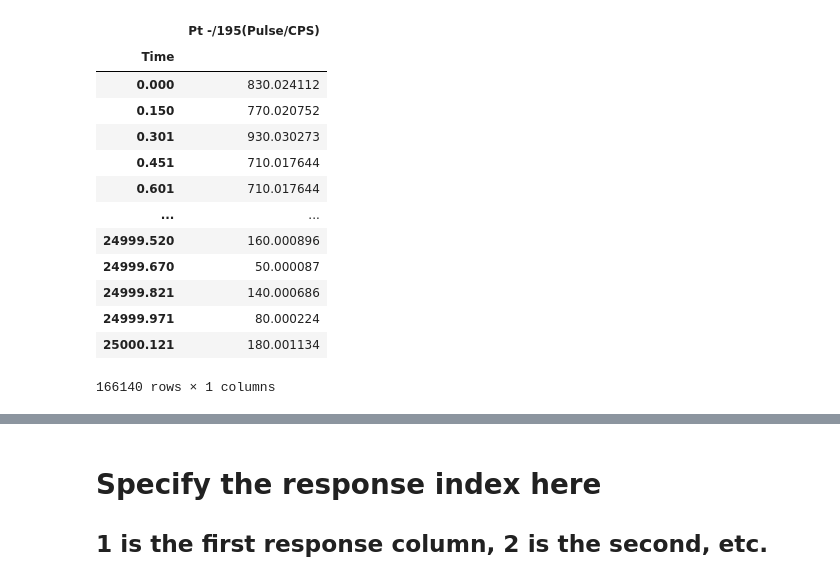
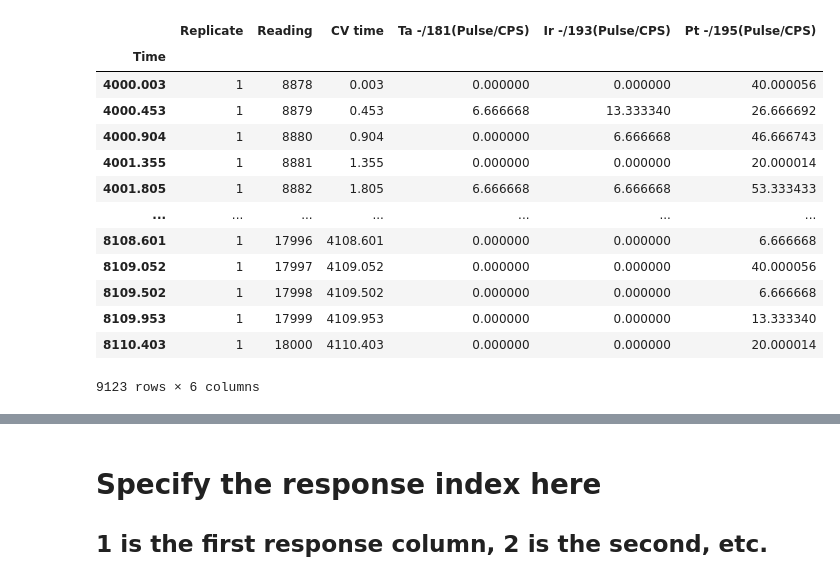
Before and after one commit to bc2026/ArgonneSummer2025, a Jupyter notebook: Final/Tools/PlotAppliedPotential.ipynb, the cells around one changed output, grey strips where cells are left out. Drawn from its saved outputs; the diff is of its cells as text; code cells hidden in the pictures.

```diff
--- a/Final/Tools/PlotAppliedPotential.ipynb
+++ b/Final/Tools/PlotAppliedPotential.ipynb
@@ -7,21 +7,25 @@ from Tools.utils.OutlierUtils import sanitize_response_name
 from utils.FinalUtils import load_ec_csv, create_voltage_schedule
 # %%
-icp_df = pd.read_csv(r'../data/ICP-MS/Example_processed_data_020525_before_25000.csv')
-icp_df.set_index('Time', inplace=True)
-icp_df
+icp_data = 'disln_072325_PtIrTa'
+ec_data = '072325_disl_1mVs_5 cycles'
-# %% [output]
-|  | Pt -/195(Pulse/CPS) |
-| Time |  |
-| 0.000 | 830.024112 |
-| 0.150 | 770.020752 |
-| 0.301 | 930.030273 |
-| 0.451 | 710.017644 |
-| 0.601 | 710.017644 |
-| ... | ... |
-| 24999.520 | 160.000896 |
-| 24999.670 | 50.000087 |
-| 24999.821 | 140.000686 |
-| 24999.971 | 80.000224 |
-| 25000.121 | 180.001134 |
-166140 rows × 1 columns
+# %%
+icp_data_path = f'../data/ICP-MS/{icp_data}.csv'
+icp_df = pd.read_csv(icp_data_path)
+icp_df.set_index('Time', inplace=True)
+icp_df
+# %% [output]
+|  | Replicate | Reading | CV time | Ta -/181(Pulse/CPS) | Ir -/193(Pulse/CPS) | Pt -/195(Pulse/CPS) |
+| Time |  |  |  |  |  |  |
+| 4000.003 | 1 | 8878 | 0.003 | 0.000000 | 0.000000 | 40.000056 |
+| 4000.453 | 1 | 8879 | 0.453 | 6.666668 | 13.333340 | 26.666692 |
+| 4000.904 | 1 | 8880 | 0.904 | 0.000000 | 6.666668 | 46.666743 |
+| 4001.355 | 1 | 8881 | 1.355 | 0.000000 | 0.000000 | 20.000014 |
+| 4001.805 | 1 | 8882 | 1.805 | 6.666668 | 6.666668 | 53.333433 |
+| ... | ... | ... | ... | ... | ... | ... |
+| 8108.601 | 1 | 17996 | 4108.601 | 0.000000 | 0.000000 | 6.666668 |
+| 8109.052 | 1 | 17997 | 4109.052 | 0.000000 | 0.000000 | 40.000056 |
+| 8109.502 | 1 | 17998 | 4109.502 | 0.000000 | 0.000000 | 6.666668 |
+| 8109.953 | 1 | 17999 | 4109.953 | 0.000000 | 0.000000 | 13.333340 |
+| 8110.403 | 1 | 18000 | 4110.403 | 0.000000 | 0.000000 | 20.000014 |
+9123 rows × 6 columns
 # %%
```
Also changed, not shown: parts of 6 cells of this notebook, 11 other files.
